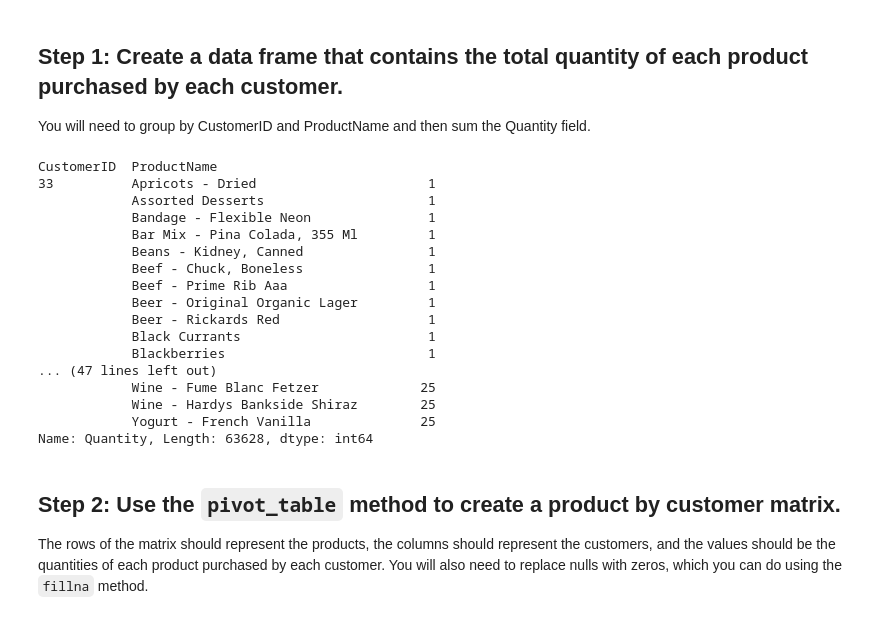
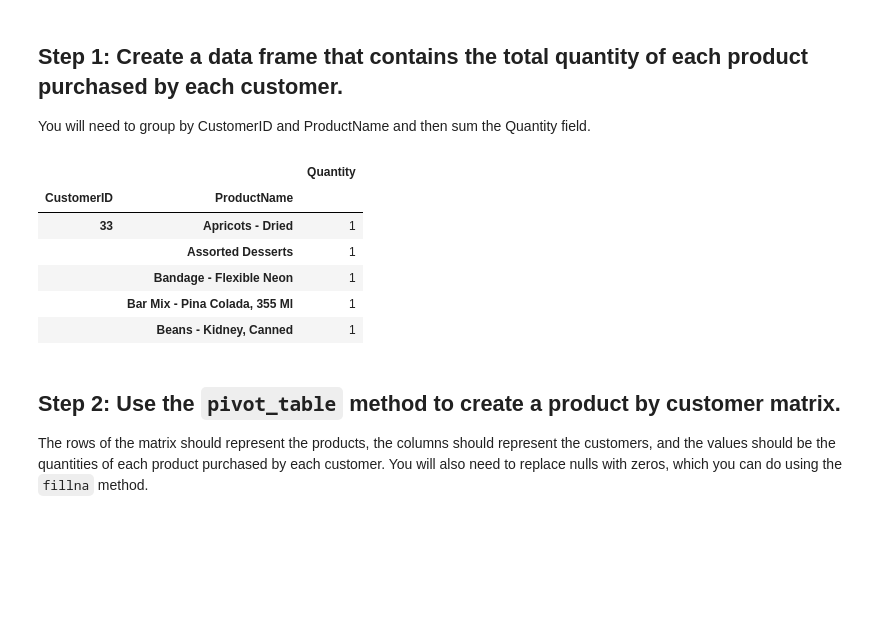
Before and after one commit to ta-data-mex/lab-intro-recommender-systems, a Jupyter notebook: your-code/main.ipynb, the cells around one changed output. Cells and saved outputs as stored; diff of their text form; code cells hidden in the pictures; blank space fills up the shorter version.

```diff
--- a/your-code/main.ipynb
+++ b/your-code/main.ipynb
@@ -34,26 +22,17 @@ dtype: object
 ## Step 1: Create a data frame that contains the total quantity of each product purchased by each customer.
 
 You will need to group by CustomerID and ProductName and then sum the Quantity field.
-# %%
-data.groupby(['CustomerID','ProductName'])['Quantity'].sum()
-# %% [output]
-CustomerID  ProductName
-33          Apricots - Dried                      1
-            Assorted Desserts                     1
-            Bandage - Flexible Neon               1
-            Bar Mix - Pina Colada, 355 Ml         1
-            Beans - Kidney, Canned                1
-            Beef - Chuck, Boneless                1
-            Beef - Prime Rib Aaa                  1
-            Beer - Original Organic Lager         1
-            Beer - Rickards Red                   1
-            Black Currants                        1
-            Blackberries                          1
-... (47 lines left out)
-            Wine - Fume Blanc Fetzer             25
-            Wine - Hardys Bankside Shiraz        25
-            Yogurt - French Vanilla              25
-Name: Quantity, Length: 63628, dtype: int64
+# %%
+Quantity2 = pd.pivot_table(data, index=['CustomerID','ProductName'], values=['Quantity'], aggfunc='sum')
+Quantity2.head()
+# %% [output]
+|  |  | Quantity |
+| CustomerID | ProductName |  |
+| 33 | Apricots - Dried | 1 |
+|  | Assorted Desserts | 1 |
+|  | Bandage - Flexible Neon | 1 |
+|  | Bar Mix - Pina Colada, 355 Ml | 1 |
+|  | Beans - Kidney, Canned | 1 |
 # %% [markdown]
 ## Step 2: Use the `pivot_table` method to create a product by customer matrix.
 
```
Also changed, not shown: parts of 26 cells of this notebook.
